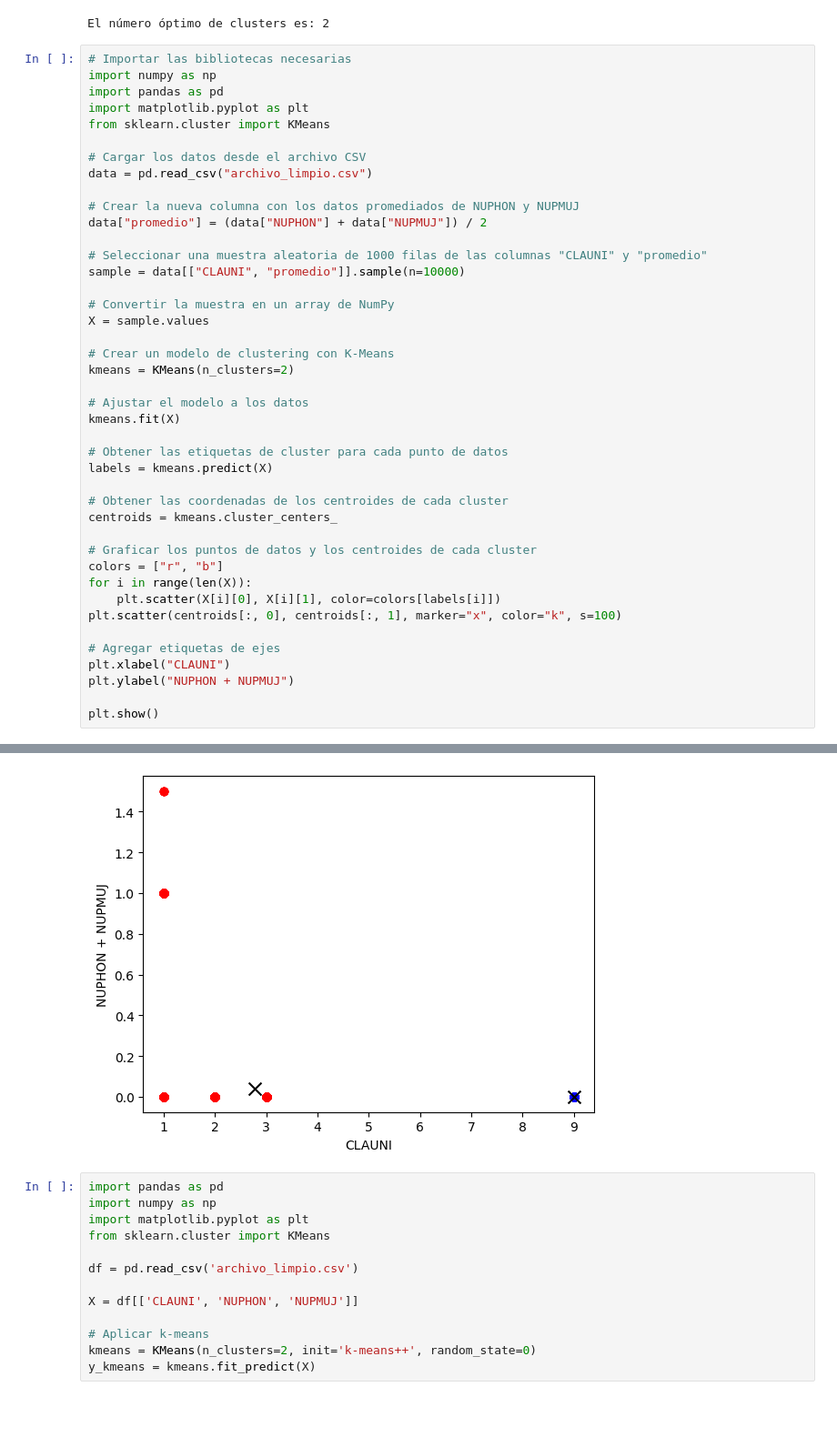
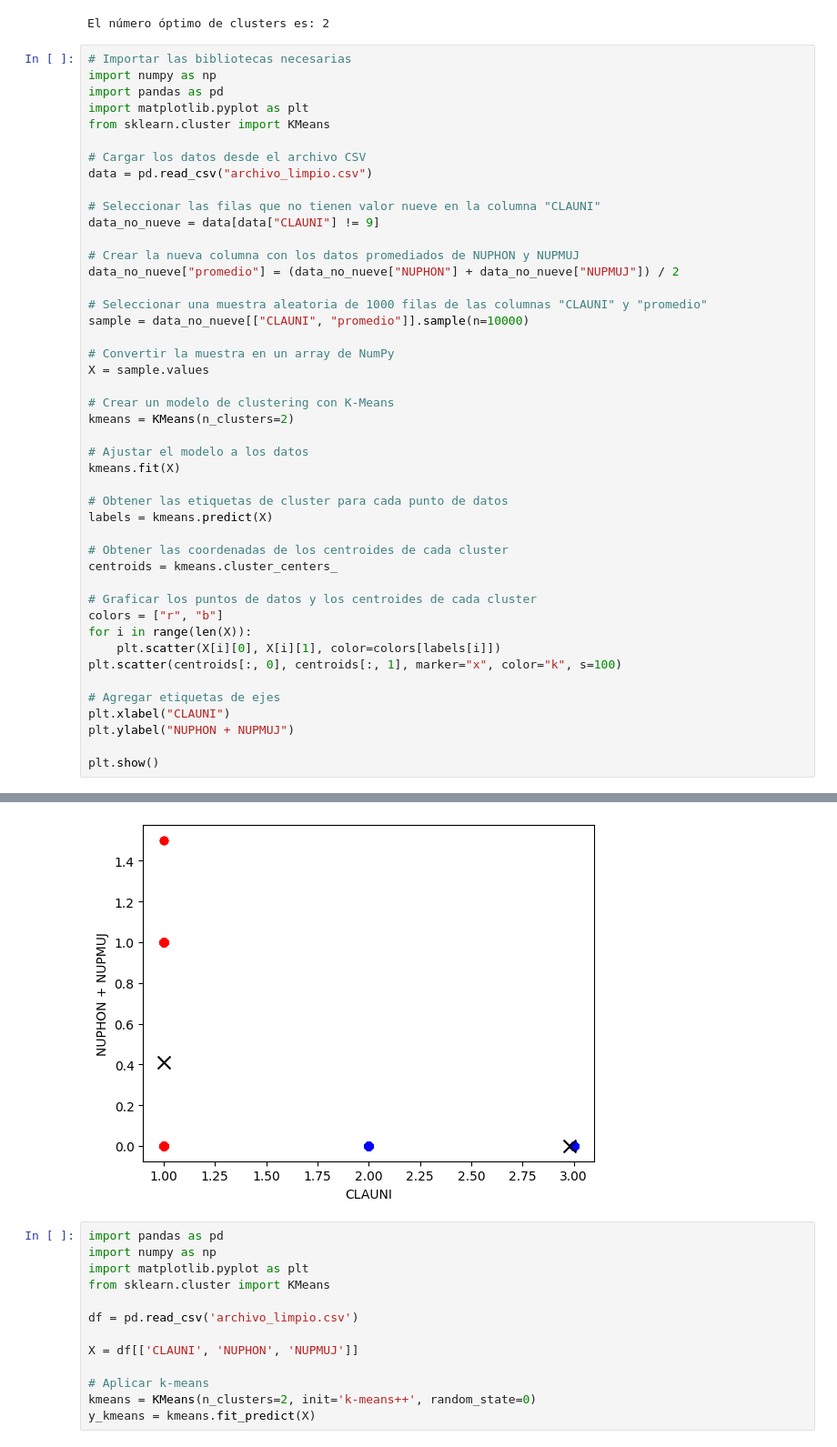
Before and after one commit to rsmith1220/MineriaDeDatos, a Jupyter notebook: agrupamiento_clusters.ipynb, the cells around one changed output, grey strips where cells are left out. Shown at 91% size. Drawn from its saved outputs; the diff is of its cells as text; blank space fills up the shorter version.

```diff
--- a/agrupamiento_clusters.ipynb
+++ b/agrupamiento_clusters.ipynb
@@ -76,11 +76,14 @@ from sklearn.cluster import KMeans
 # Cargar los datos desde el archivo CSV
 data = pd.read_csv("archivo_limpio.csv")
 
+# Seleccionar las filas que no tienen valor nueve en la columna "CLAUNI"
+data_no_nueve = data[data["CLAUNI"] != 9]
+
 # Crear la nueva columna con los datos promediados de NUPHON y NUPMUJ
-data["promedio"] = (data["NUPHON"] + data["NUPMUJ"]) / 2
+data_no_nueve["promedio"] = (data_no_nueve["NUPHON"] + data_no_nueve["NUPMUJ"]) / 2
 
 # Seleccionar una muestra aleatoria de 1000 filas de las columnas "CLAUNI" y "promedio"
-sample = data[["CLAUNI", "promedio"]].sample(n=10000)
+sample = data_no_nueve[["CLAUNI", "promedio"]].sample(n=10000)
 
 # Convertir la muestra en un array de NumPy
 X = sample.values
@@ -112,4 +120,4 @@ plt.show()
-[figure, old version]
+[figure, new version]
 # %%
 import pandas as pd
 import numpy as np
```
Also changed, not shown: parts of 2 cells of this notebook.
